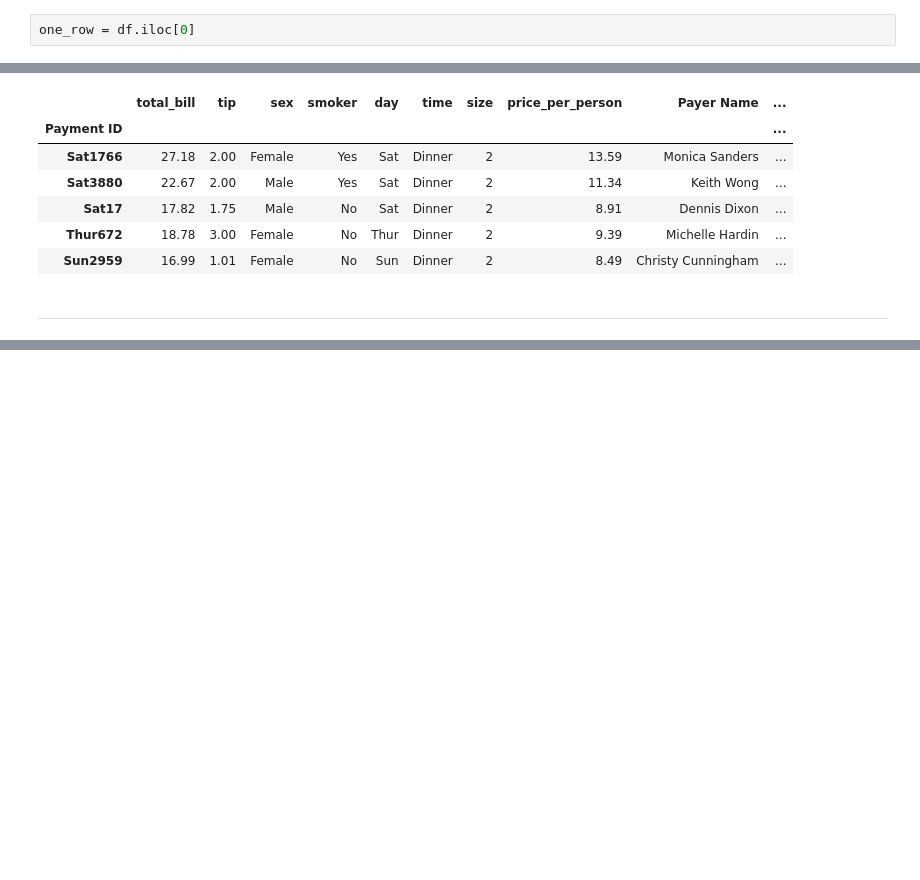
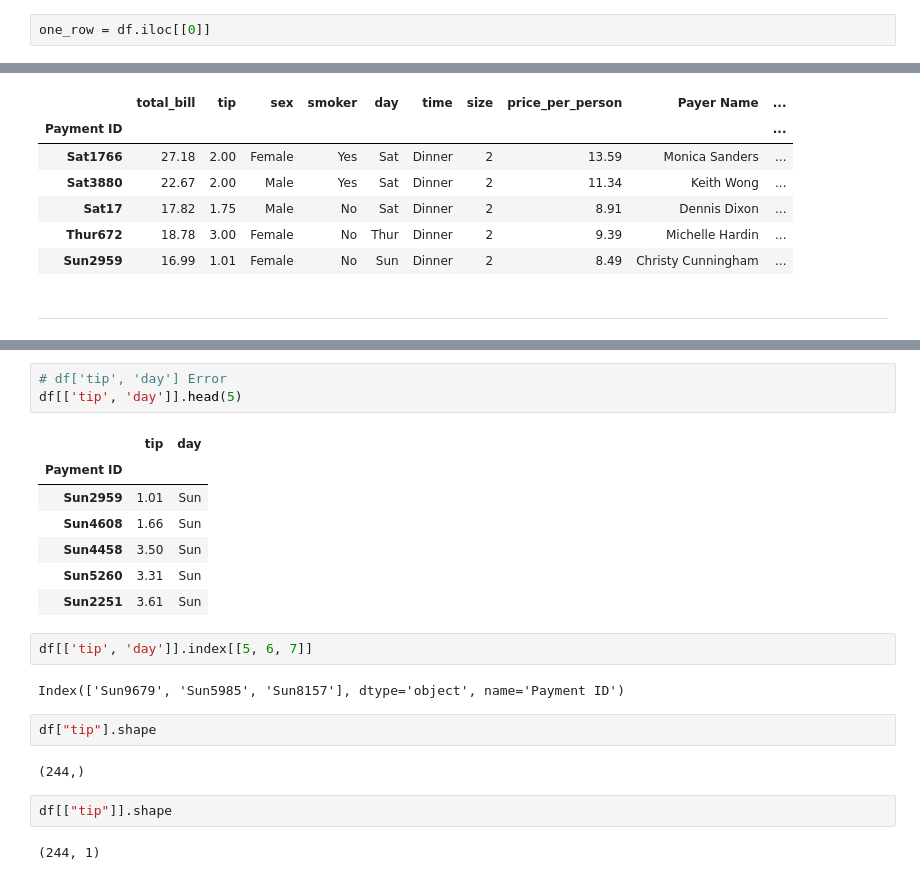
Before and after one commit to UnlimitedV/Learning_ML, a Jupyter notebook: pandas/01-DataFrames.ipynb, the cells around one changed output, grey strips where cells are left out. Cells and saved outputs as stored; diff of their text form; blank space fills up the shorter version.

```diff
--- a/pandas/01-DataFrames.ipynb
+++ b/pandas/01-DataFrames.ipynb
@@ -526,7 +526,7 @@ df.drop('Sun2959',axis=0).head()
 
 Pretty rare to add a single row like this. Usually you use pd.concat() to add many rows at once. You could use the .append() method with a list of pd.Series() objects, but you won't see us do this with realistic real-world data.
 # %%
-one_row = df.iloc[0]
+one_row = df.iloc[[0]]
 # %%
 one_row
 # %% [output]
@@ -569,0 +605,23 @@ df.append(one_row).tail()
+# %%
+# df['tip', 'day'] Error
+df[['tip', 'day']].head(5)
+# %% [output]
+|  | tip | day |
+| Payment ID |  |  |
+| Sun2959 | 1.01 | Sun |
+| Sun4608 | 1.66 | Sun |
+| Sun4458 | 3.50 | Sun |
+| Sun5260 | 3.31 | Sun |
+| Sun2251 | 3.61 | Sun |
+# %%
+df[['tip', 'day']].index[[5, 6, 7]]
+# %% [output]
+Index(['Sun9679', 'Sun5985', 'Sun8157'], dtype='object', name='Payment ID')
+# %%
+df["tip"].shape
+# %% [output]
+(244,)
+# %%
+df[["tip"]].shape
+# %% [output]
+(244, 1)
```
Also changed, not shown: parts of 15 cells of this notebook.
